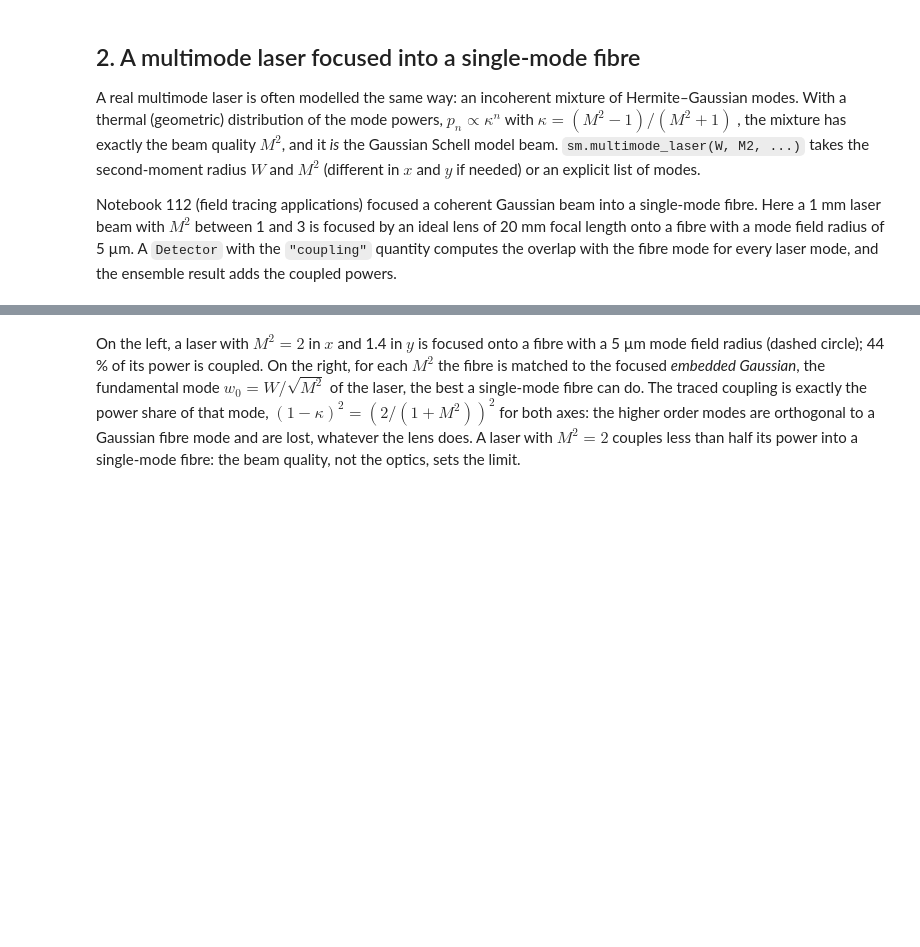
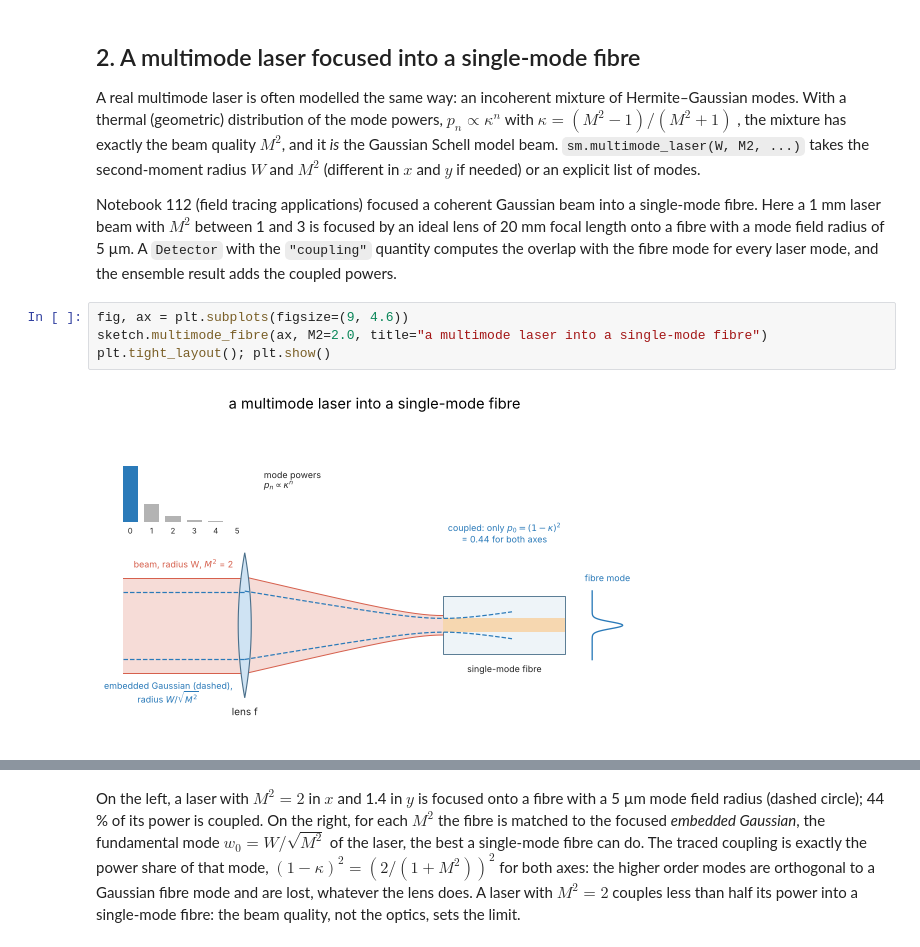
Before and after one commit to EMinsight/pyoptics, a Jupyter notebook: notebooks/169_source_models_field_tracing.ipynb, the cells around one changed output, grey strips where cells are left out. Cells and saved outputs as stored; diff of their text form; blank space fills up the shorter version.

```diff
--- a/notebooks/169_source_models_field_tracing.ipynb
+++ b/notebooks/169_source_models_field_tracing.ipynb
@@ -179,6 +191,12 @@ is focused by an ideal lens of 20 mm focal length onto a fibre with a mode
 field radius of 5 µm. A `Detector` with the `"coupling"` quantity computes
 the overlap with the fibre mode for every laser mode, and the ensemble
 result adds the coupled powers.
+# %%
+fig, ax = plt.subplots(figsize=(9, 4.6))
+sketch.multimode_fibre(ax, M2=2.0, title="a multimode laser into a single-mode fibre")
+plt.tight_layout(); plt.show()
+# %% [output]
+[figure, added]
 # %%
 f_lens, w_fibre = 20.0, 5.0e-3
 W = 1.0                                         # second-moment radius on the lens
```
Also changed, not shown: parts of 11 cells of this notebook, 3 other files.
